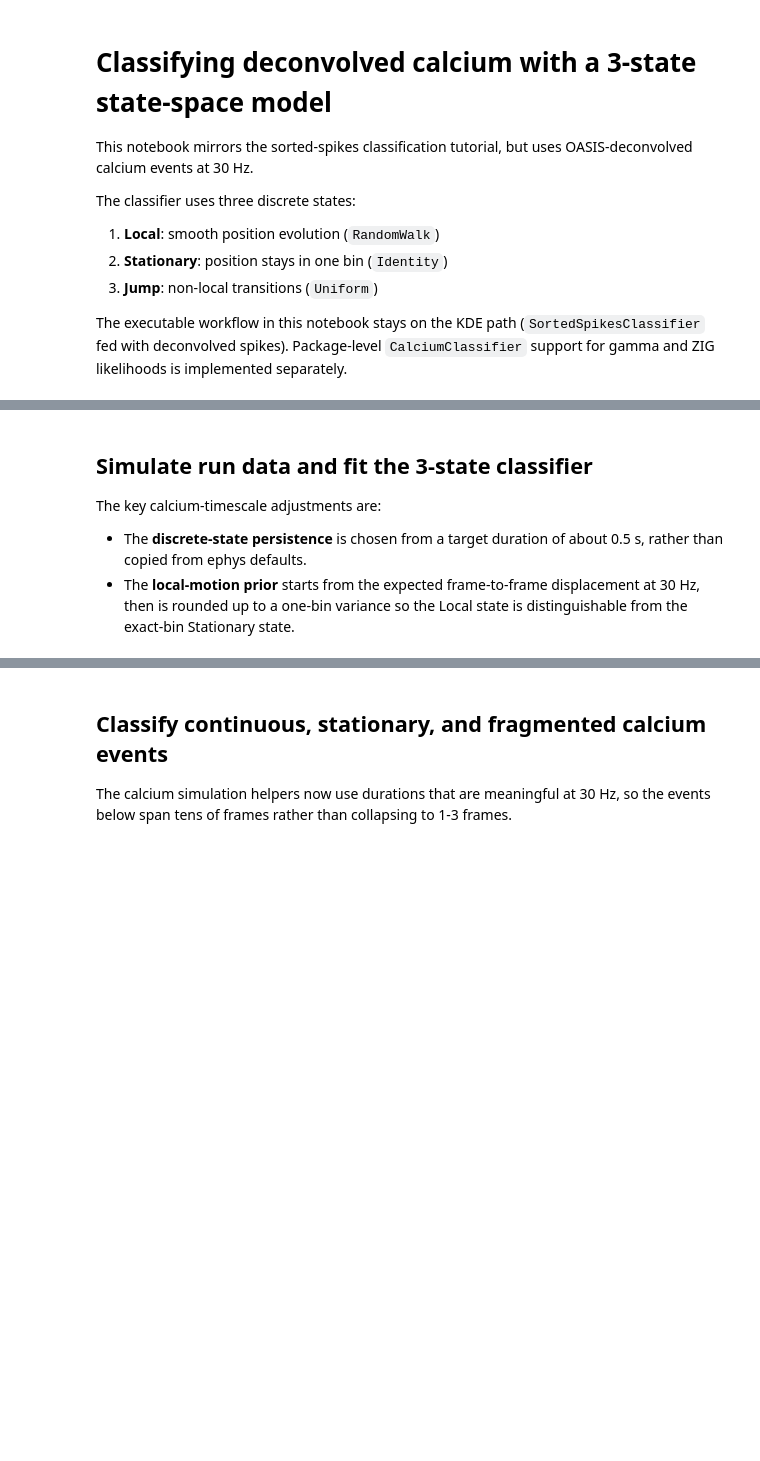
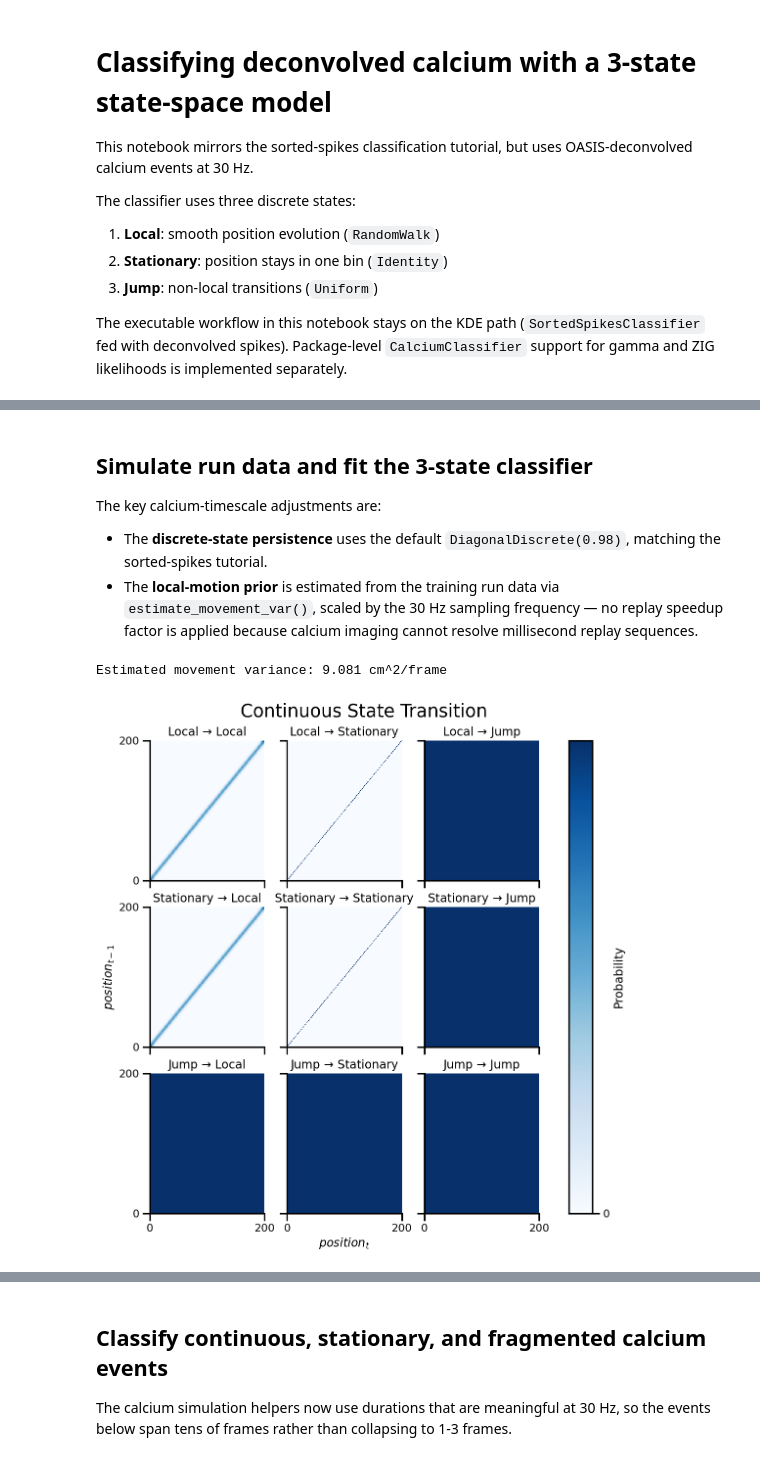
Before and after one commit to EricLiu672/decode_trajectory_calcium_transient, a Jupyter notebook: notebooks/calcium_test/test4_calcium_state_space.ipynb, the cells around one changed output, grey strips where cells are left out. Drawn from its saved outputs; the diff is of its cells as text; code cells hidden in the pictures; blank space fills up the shorter version.

```diff
--- a/notebooks/calcium_test/test4_calcium_state_space.ipynb
+++ b/notebooks/calcium_test/test4_calcium_state_space.ipynb
@@ -67,9 +70,14 @@ print(f"Notebook movement variance used: {MOVEMENT_VAR:.3f} cm^2/frame")
 
 The key calcium-timescale adjustments are:
 
-- The **discrete-state persistence** is chosen from a target duration of about 0.5 s, rather than copied from ephys defaults.
-- The **local-motion prior** starts from the expected frame-to-frame displacement at 30 Hz, then is rounded up to a one-bin variance so the Local state is distinguishable from the exact-bin Stationary state.
+- The **discrete-state persistence** uses the default `DiagonalDiscrete(0.98)`, matching the sorted-spikes tutorial.
+- The **local-motion prior** is estimated from the training run data via `estimate_movement_var()`, scaled by the 30 Hz sampling frequency — no replay speedup factor is applied because calcium imaging cannot resolve millisecond replay sequences.
 # %%
+from replay_trajectory_classification.continuous_state_transitions import (
+    estimate_movement_var,
+)
+
+
 def make_run_dataset(seed):
     time, position, sampling_frequency, calcium_traces, true_spikes, _ = make_simulated_run_data(
         sampling_frequency=SAMPLING_FREQUENCY,
@@ -92,15 +100,15 @@ def make_run_dataset(seed):
     }
 
 
-def make_classifier():
+def make_classifier(movement_var):
     return SortedSpikesClassifier(
         environments=[Environment(environment_name="", place_bin_size=PLACE_BIN_SIZE)],
         continuous_transition_types=[
-            [RandomWalk(movement_var=MOVEMENT_VAR), Uniform(), Uniform()],
-            [Uniform(), Identity(), Uniform()],
+            [RandomWalk(movement_var=movement_var), Identity(), Uniform()],
+            [RandomWalk(movement_var=movement_var), Identity(), Uniform()],
             [Uniform(), Uniform(), Uniform()],
         ],
-        discrete_transition_type=DiagonalDiscrete(DIAGONAL_VALUE),
+        discrete_transition_type=DiagonalDiscrete(),
         sorted_spikes_algorithm="spiking_likelihood_kde",
         sorted_spikes_algorithm_params={
             "position_std": 3.0,
@@ -127,9 +135,44 @@ def plot_state_probability(ax, results, posterior_name, title):
 train = make_run_dataset(0)
 test = make_run_dataset(1)
 
-classifier = make_classifier()
+movement_var = float(estimate_movement_var(train["position"].reshape(-1, 1), SAMPLING_FREQUENCY))
+print(f"Estimated movement variance: {movement_var:.3f} cm^2/frame")
+
+classifier = make_classifier(movement_var)
 classifier.fit(train["position"], train["inferred_spikes"])
 run_results = classifier.predict(test["inferred_spikes"], time=test["time"], state_names=STATE_NAMES)
+# %% [output]
+Estimated movement variance: 9.081 cm^2/frame
+# %%
+fig, axes = plt.subplots(3, 3, figsize=(9, 9),
+                         sharex=True, sharey=True,
+                         constrained_layout=True)
+x, y = np.meshgrid(classifier.environments[0].place_bin_edges_,
+                   classifier.environments[0].place_bin_edges_)
+state_names = STATE_NAMES
+bin_min, bin_max = 0.0, TRACK_HEIGHT
+
+for j in range(3):
+    for k in range(3):
+        im = axes[j, k].pcolormesh(
+            x, y, classifier.continuous_state_transition_[j, k],
+            cmap="Blues", vmin=0.0,
+            vmax=classifier.continuous_state_transition_[j, k].max(),
+        )
+        axes[j, k].set_title(f"{state_names[j]} → {state_names[k]}")
+        axes[j, k].set_xticks((bin_min, bin_max))
+        axes[j, k].set_yticks((bin_min, bin_max))
+
+plt.xlim((bin_min, bin_max))
+plt.ylim((bin_min, bin_max))
+axes[1, 0].set_ylabel(r"$position_{t-1}$")
+axes[-1, 1].set_xlabel(r"$position_{t}$")
+plt.suptitle("Continuous State Transition", y=1.04, fontsize=22)
+cbar = fig.colorbar(im, ax=axes.ravel().tolist(), ticks=[0, 1], label="Probability")
+cbar.ax.set_yticklabels(["0", "Max"])
+sns.despine()
+# %% [output]
+[figure, added]
 # %%
 fig, axes = plt.subplots(4, 1, sharex=True, figsize=(14, 10), constrained_layout=True)
 
```
Also changed, not shown: parts of 5 cells of this notebook, 4 other files.
